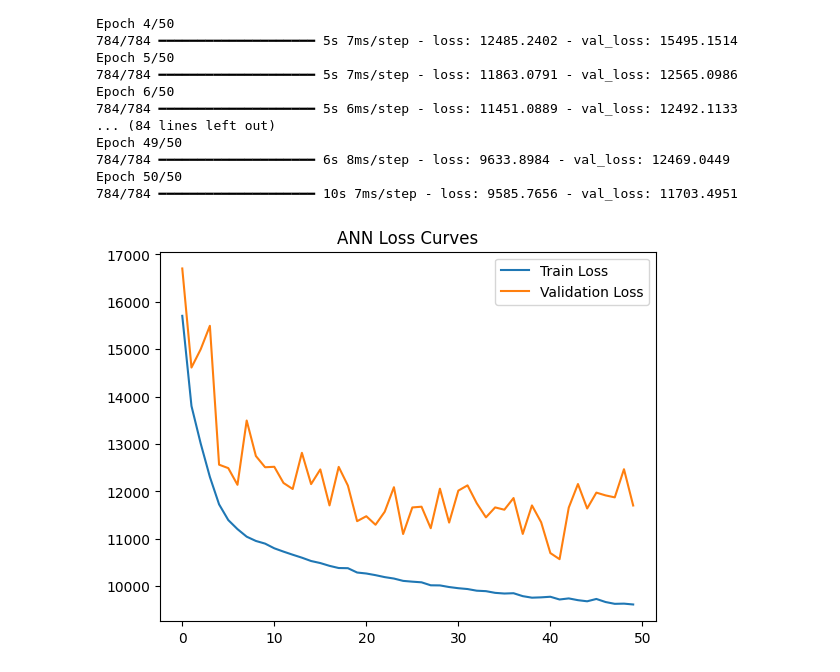
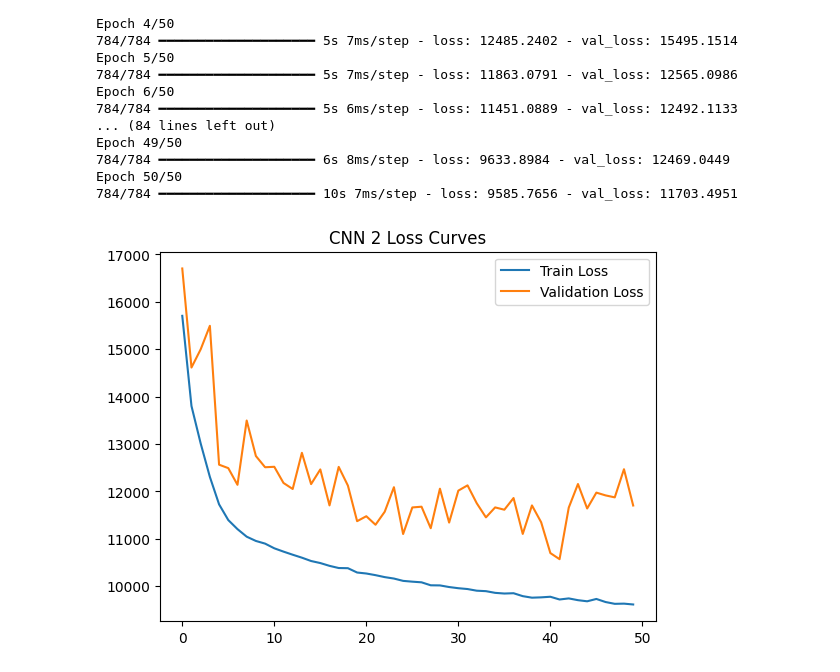
Before and after one commit to awais-anwer/Data-Science-Group-2-BWF-Awais-Anwer, a Jupyter notebook: Month_02_mini_project/project_02.ipynb, the cells around one changed output. Cells and saved outputs as stored; diff of their text form; code cells hidden in the pictures.

```diff
--- a/Month_02_mini_project/project_02.ipynb
+++ b/Month_02_mini_project/project_02.ipynb
@@ -807,9 +807,9 @@ Epoch 50/50
 # %%
 # Plot the training and validation loss
 plt.plot(history_cnn_2.history['loss'], label='Train Loss')
 plt.plot(history_cnn_2.history['val_loss'], label='Validation Loss')
 plt.legend()
-plt.title('ANN Loss Curves')
+plt.title('CNN 2 Loss Curves')
 plt.show()
 # %% [output]
-[figure, old version]
+[figure, new version]
```
Also changed, not shown: parts of 1 cell of this notebook.
